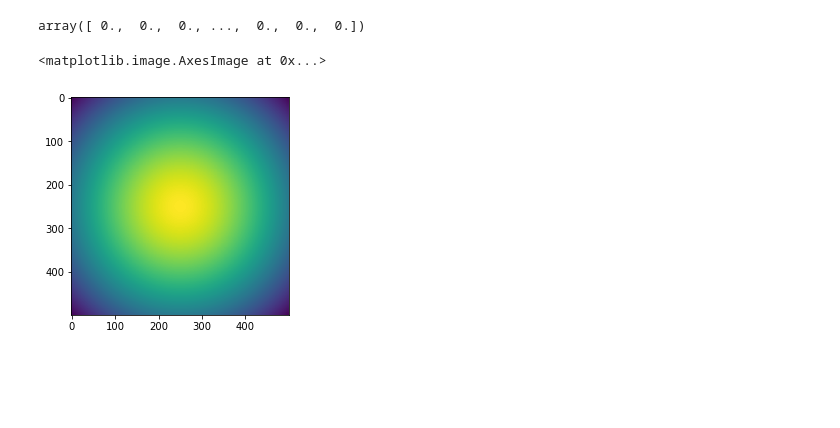
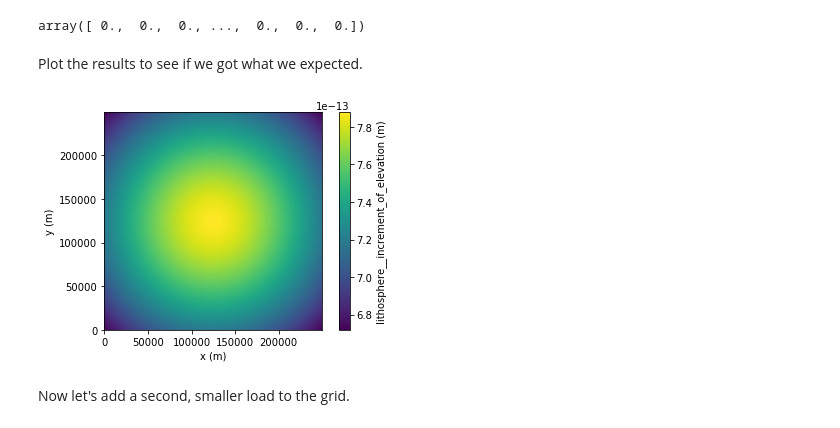
Before and after one commit to csdms/pymt-live, a Jupyter notebook: nb/subside.ipynb, the cells around one changed output. Saved outputs shown, nothing was run; the diff lists cells and outputs as text; code cells hidden in the pictures; blank space fills up the shorter version.

Commit message:
update the subsidence notebook

```diff
--- a/nb/subside.ipynb
+++ b/nb/subside.ipynb
@@ -111,8 +111,11 @@ dz = subside.get_value('lithosphere__increment_of_elevation')
-# %%
-plt.imshow(dz.reshape((500, 500)))
-# %% [output]
-<matplotlib.image.AxesImage at 0x...>
-[figure, removed]
+# %% [markdown]
+Plot the results to see if we got what we expected.
+# %%
+subside.quick_plot("lithosphere__increment_of_elevation")
+# %% [output]
+[figure, added]
+# %% [markdown]
+Now let's add a second, smaller load to the grid.
 # %%
 load[125, 125] = 2e3
 subside.set_value("earth_material_load__pressure", load)
```
Also changed, not shown: parts of 9 cells of this notebook.
